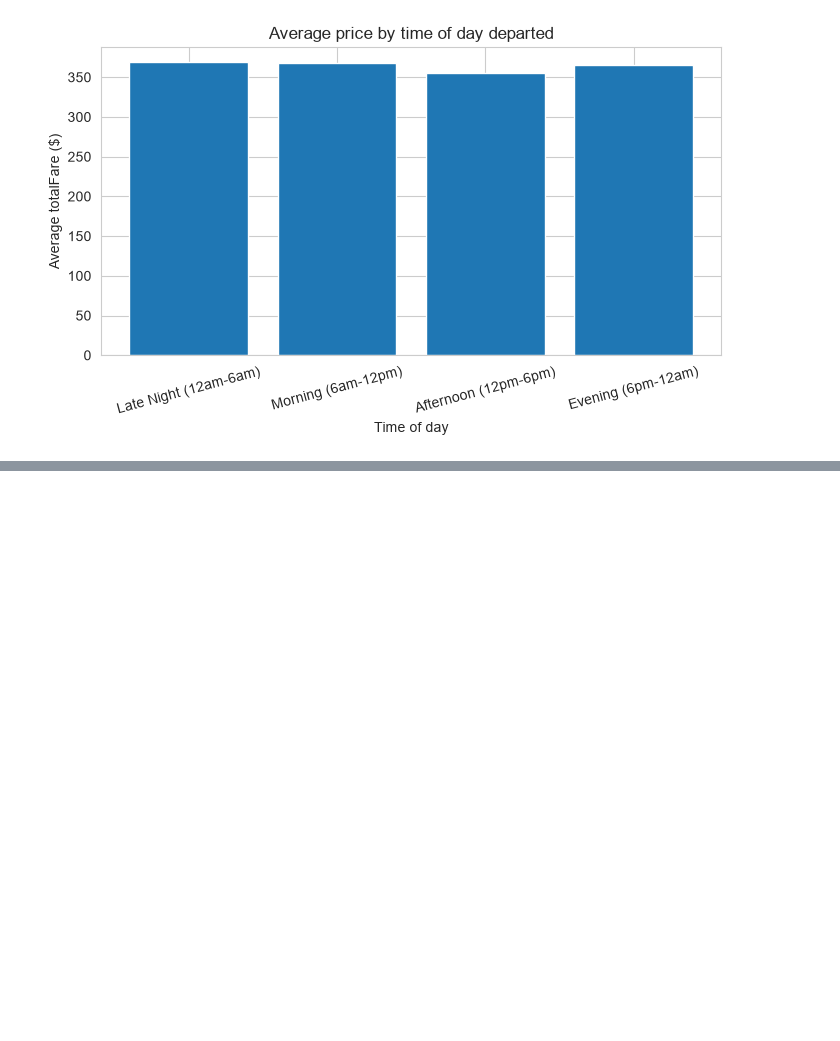
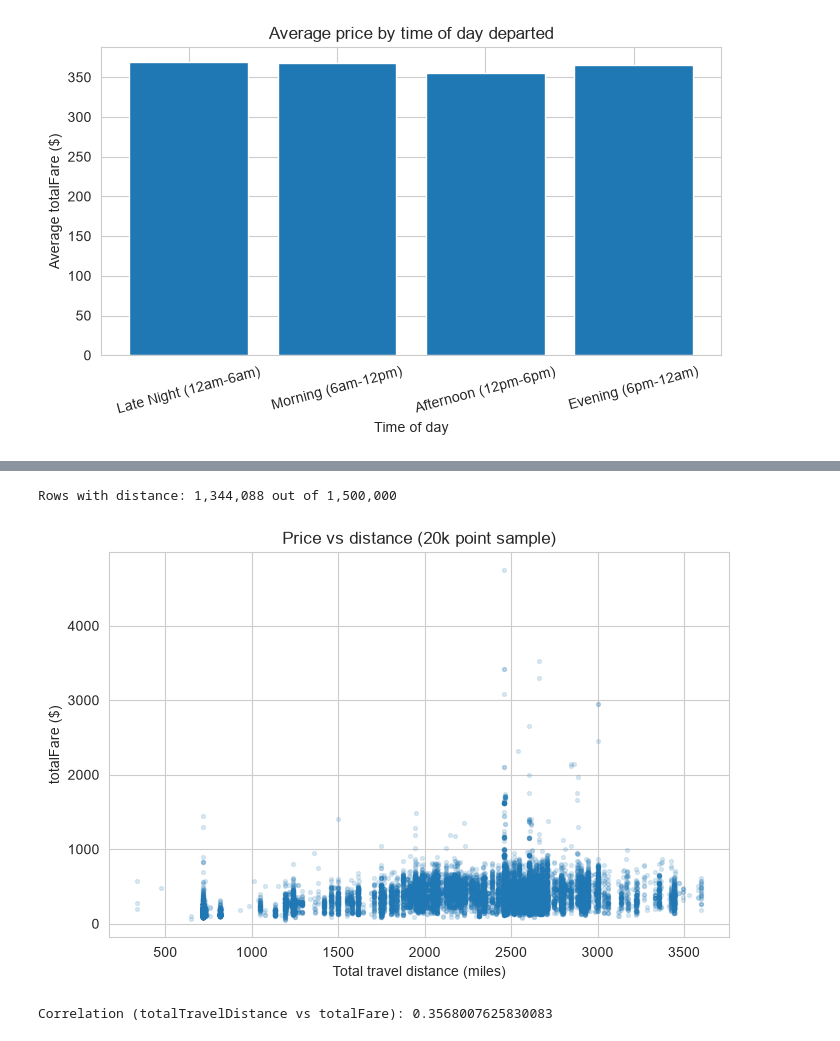
Before and after one commit to dhruvLearner8/Live-Flight-Price-prediction, a Jupyter notebook: notebooks/02_price_exploration.ipynb, the cells around one changed output, grey strips where cells are left out. Drawn from its saved outputs; the diff is of its cells as text; code cells hidden in the pictures; blank space fills up the shorter version.

```diff
--- a/notebooks/02_price_exploration.ipynb
+++ b/notebooks/02_price_exploration.ipynb
@@ -338,0 +386,18 @@ shape: (4, 3)
+# %%
+df_dist = df.filter(pl.col("totalTravelDistance").is_not_null())
+print(f"Rows with distance: {df_dist.height:,} out of {df.height:,}")
+
+sample_for_scatter = df_dist.sample(n=20_000, seed=42)
+
+fig, ax = plt.subplots(figsize=(8, 5))
+ax.scatter(sample_for_scatter["totalTravelDistance"], sample_for_scatter["totalFare"], alpha=0.15, s=8)
+ax.set_xlabel("Total travel distance (miles)")
+ax.set_ylabel("totalFare ($)")
+ax.set_title("Price vs distance (20k point sample)")
+plt.show()
+
+print("Correlation (totalTravelDistance vs totalFare):", df_dist.select(pl.corr("totalTravelDistance", "totalFare")).item())
+# %% [output]
+Rows with distance: 1,344,088 out of 1,500,000
+[figure, added]
+Correlation (totalTravelDistance vs totalFare): 0.3568007625830083
```
Also changed, not shown: parts of 5 cells of this notebook.
